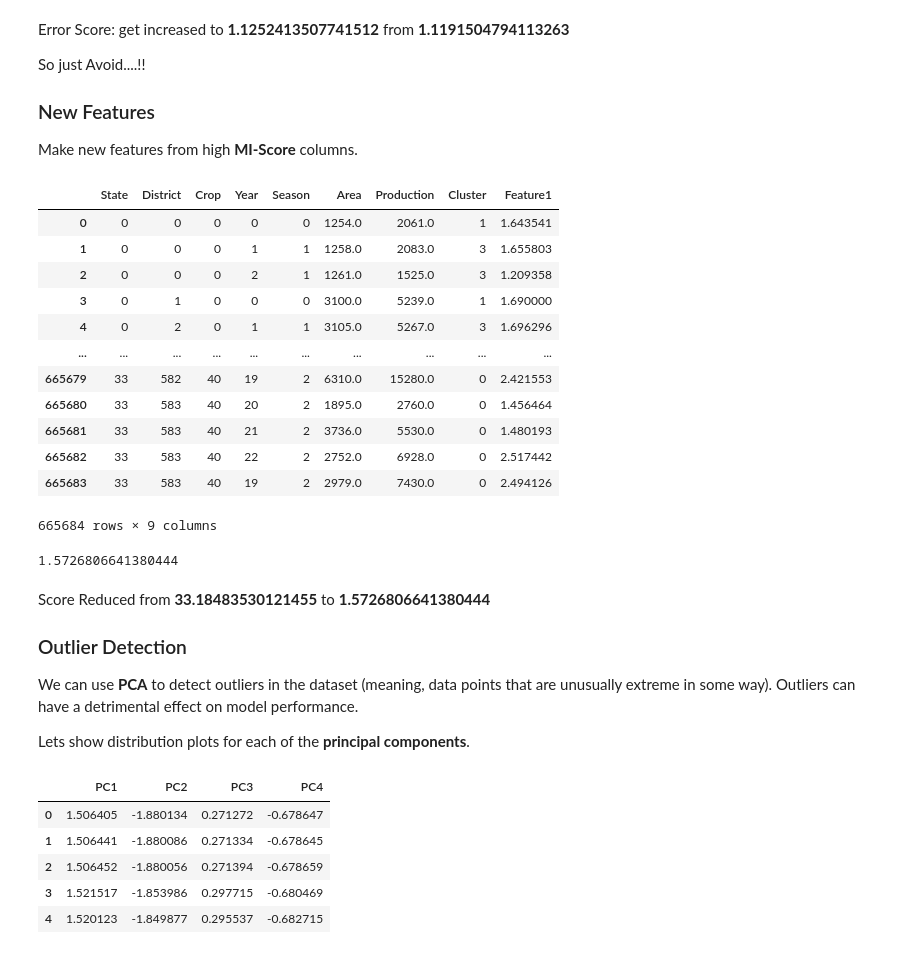
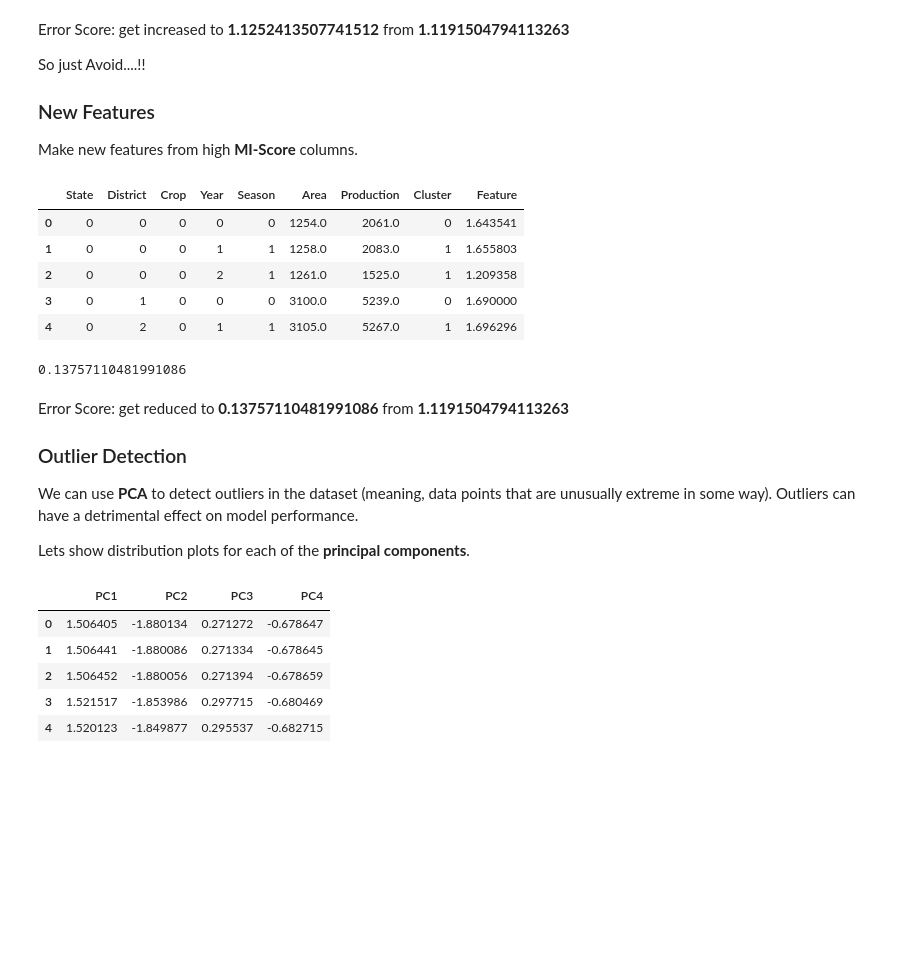
Before and after one commit to naseemap47/predictCropYield-MachineLearning-python, a Jupyter notebook: crop_yield.ipynb, the cells around one changed output. Drawn from its saved outputs; the diff is of its cells as text; code cells hidden in the pictures; blank space fills up the shorter version.

Commit message:
Added new feature - Ratio between Production and Area, Error score reduced to 0.13757110481991086

```diff
--- a/crop_yield.ipynb
+++ b/crop_yield.ipynb
@@ -590,28 +590,21 @@ So just Avoid....!!
 ### New Features
 Make new features from high **MI-Score** columns.
 # %%
-data_x['Feature1'] = data_x.Production / data_x.Area
-data_x
+data_x['Feature'] = data_x.Production / data_x.Area
+data_x.head()
 # %% [output]
-|  | State | District | Crop | Year | Season | Area | Production | Cluster | Feature1 |
-| 0 | 0 | 0 | 0 | 0 | 0 | 1254.0 | 2061.0 | 1 | 1.643541 |
-| 1 | 0 | 0 | 0 | 1 | 1 | 1258.0 | 2083.0 | 3 | 1.655803 |
-| 2 | 0 | 0 | 0 | 2 | 1 | 1261.0 | 1525.0 | 3 | 1.209358 |
-| 3 | 0 | 1 | 0 | 0 | 0 | 3100.0 | 5239.0 | 1 | 1.690000 |
-| 4 | 0 | 2 | 0 | 1 | 1 | 3105.0 | 5267.0 | 3 | 1.696296 |
-| ... | ... | ... | ... | ... | ... | ... | ... | ... | ... |
-| 665679 | 33 | 582 | 40 | 19 | 2 | 6310.0 | 15280.0 | 0 | 2.421553 |
-| 665680 | 33 | 583 | 40 | 20 | 2 | 1895.0 | 2760.0 | 0 | 1.456464 |
-| 665681 | 33 | 583 | 40 | 21 | 2 | 3736.0 | 5530.0 | 0 | 1.480193 |
-| 665682 | 33 | 583 | 40 | 22 | 2 | 2752.0 | 6928.0 | 0 | 2.517442 |
-| 665683 | 33 | 583 | 40 | 19 | 2 | 2979.0 | 7430.0 | 0 | 2.494126 |
+|  | State | District | Crop | Year | Season | Area | Production | Cluster | Feature |
+| 0 | 0 | 0 | 0 | 0 | 0 | 1254.0 | 2061.0 | 0 | 1.643541 |
+| 1 | 0 | 0 | 0 | 1 | 1 | 1258.0 | 2083.0 | 1 | 1.655803 |
+| 2 | 0 | 0 | 0 | 2 | 1 | 1261.0 | 1525.0 | 1 | 1.209358 |
+| 3 | 0 | 1 | 0 | 0 | 0 | 3100.0 | 5239.0 | 0 | 1.690000 |
+| 4 | 0 | 2 | 0 | 1 | 1 | 3105.0 | 5267.0 | 1 | 1.696296 |
-665684 rows × 9 columns
 # %%
 score_dataset(data_x, y)
 # %% [output]
-1.5726806641380444
+0.13757110481991086
 # %% [markdown]
-Score Reduced from **33.18483530121455** to **1.5726806641380444**
+Error Score: get reduced to **0.13757110481991086** from **1.1191504794113263**
 
 ### Outlier Detection
 We can use **PCA** to detect outliers in the dataset (meaning, data points that are unusually extreme in some way). Outliers can have a detrimental effect on model performance.
```
